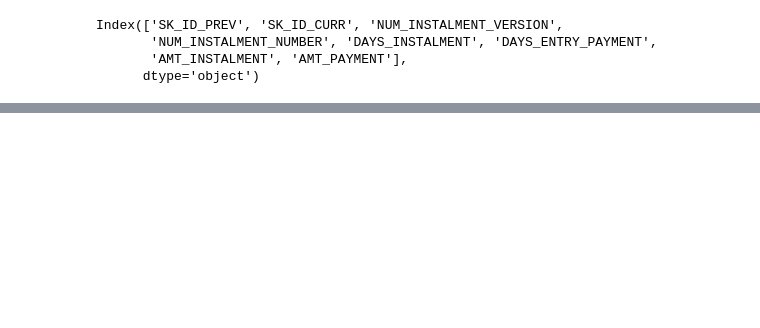
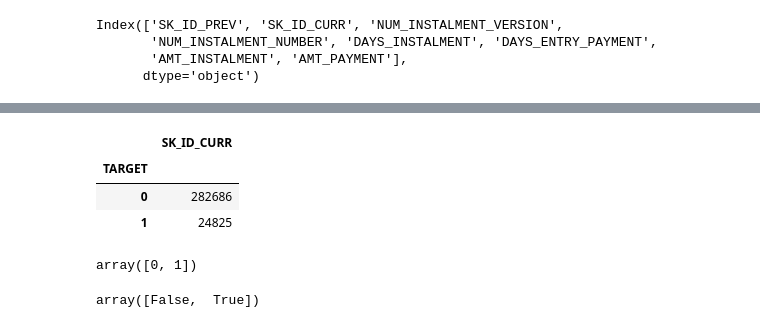
Before and after one commit to odog96/cml-rapids, a Jupyter notebook: First_Exploration.ipynb, the cells around one changed output, grey strips where cells are left out. Saved outputs shown, nothing was run; the diff lists cells and outputs as text; code cells hidden in the pictures; blank space fills up the shorter version.

Commit message:
got feature building for train and test working

```diff
--- a/First_Exploration.ipynb
+++ b/First_Exploration.ipynb
@@ -239,0 +352,6 @@ sum_prev.head(10)
+# %%
+### Bool Conversions
+train.FLAG_OWN_CAR = train.FLAG_OWN_CAR.eq('Y').mul(1).astype('bool')
+train.FLAG_OWN_REALTY = train.FLAG_OWN_REALTY.eq('Y').mul(1).astype('bool')
+test.FLAG_OWN_CAR = test.FLAG_OWN_CAR.eq('Y').mul(1).astype('bool')
+test.FLAG_OWN_REALTY = test.FLAG_OWN_REALTY.eq('Y').mul(1).astype('bool')
@@ -332,0 +402,15 @@ clf = xgb.train(params, dtrain, num_boost_round=1000)
+# %%
+train[['TARGET', 'SK_ID_CURR']].groupby('TARGET').count()
+# %% [output]
+|  | SK_ID_CURR |
+| TARGET |  |
+| 0 | 282686 |
+| 1 | 24825 |
+# %%
+train.FLAG_DOCUMENT_2.unique()
+# %% [output]
+array([0, 1])
+# %%
+train.DAYS_LAST_PHONE_CHANGE.isnull().unique()
+# %% [output]
+array([False,  True])
```
Also changed, not shown: parts of 90 cells of this notebook, 4 other files.
